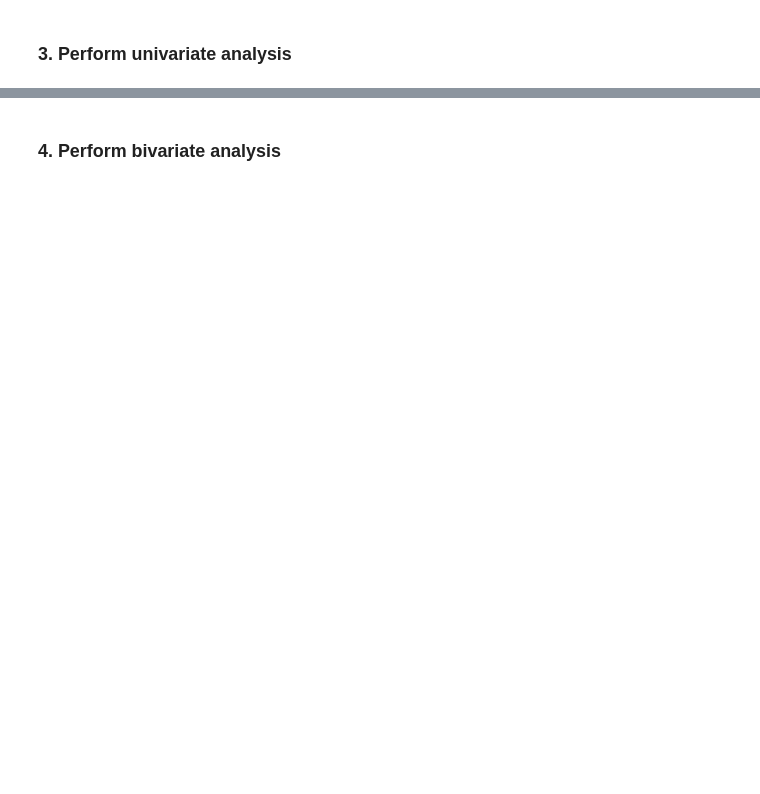
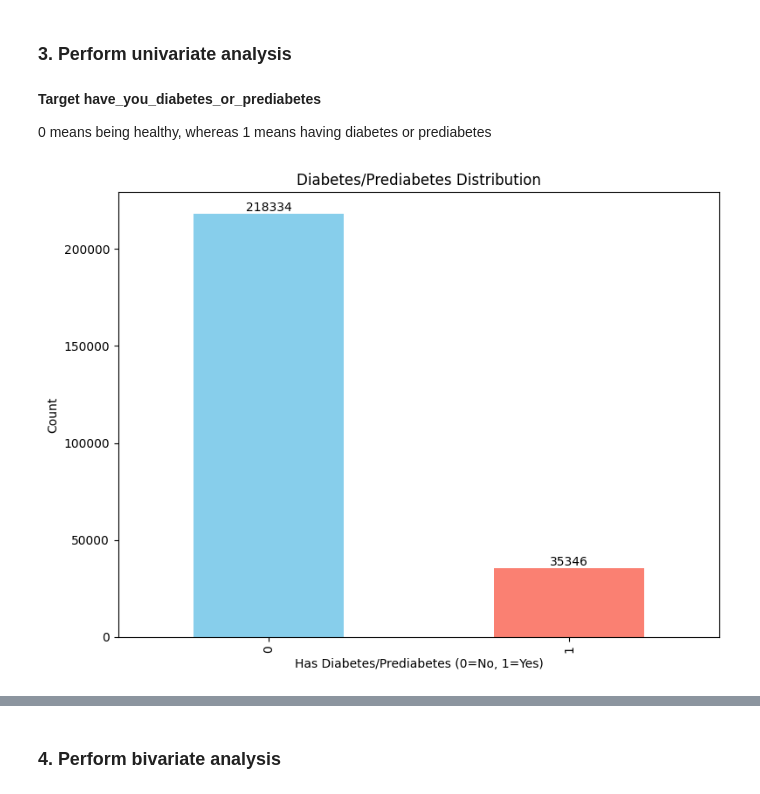
Before and after one commit to p-f-a-h-acouetey/brfss-diabetes-surveys, a Jupyter notebook: notebooks/us-pr-diabetes-trends-2000-2014.ipynb, the cells around one changed output, grey strips where cells are left out. Saved outputs shown, nothing was run; the diff lists cells and outputs as text; code cells hidden in the pictures; blank space fills up the shorter version.

```diff
--- a/notebooks/us-pr-diabetes-trends-2000-2014.ipynb
+++ b/notebooks/us-pr-diabetes-trends-2000-2014.ipynb
@@ -50,2 +95,25 @@ surveys_df.head()
 # %% [markdown]
 ### 3. Perform univariate analysis
+# %% [markdown]
+**Target have_you_diabetes_or_prediabetes**
+
+0 means being healthy, whereas 1 means having diabetes or prediabetes
+# %%
+ax = (
+    surveys_df["have_you_diabetes_or_prediabetes"]
+    .value_counts()
+    .sort_index()  # 0, 1 order
+    .plot(
+        kind="bar",
+        title="Diabetes/Prediabetes Distribution",
+        xlabel="Has Diabetes/Prediabetes (0=No, 1=Yes)",
+        ylabel="Count",
+        figsize=(8, 6),
+        color=["skyblue", "salmon"],
+    )
+)
+ax.bar_label(ax.containers[0])
+plt.tight_layout()
+plt.show()
+# %% [output]
+[figure, added]
```
Also changed, not shown: parts of 74 cells of this notebook.
